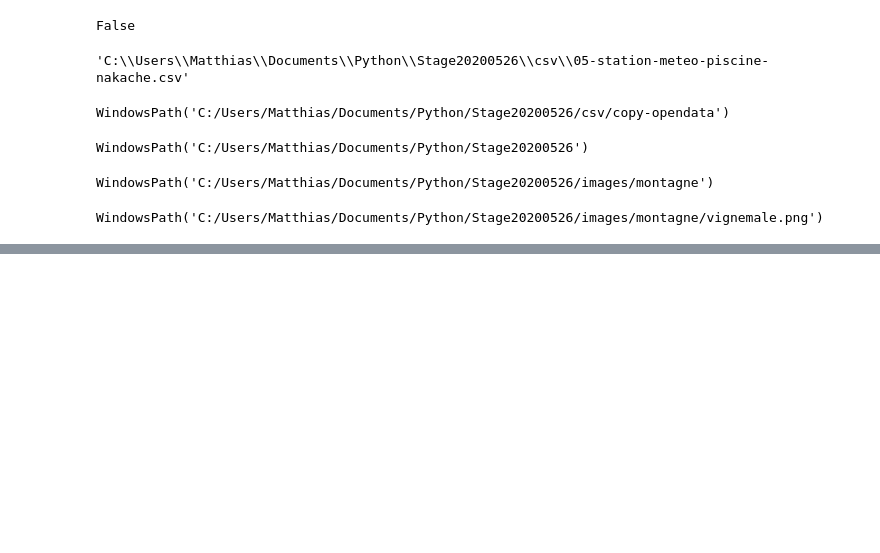
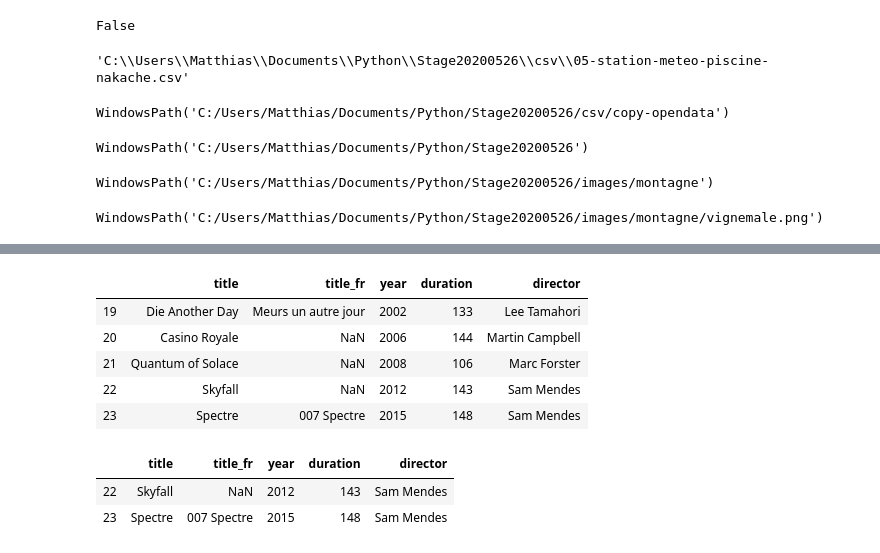
Before and after one commit to matthcol/python-20200526, a Jupyter notebook: Fichiers.ipynb, the cells around one changed output, grey strips where cells are left out. Cells and saved outputs as stored; diff of their text form; code cells hidden in the pictures; blank space fills up the shorter version.

```diff
--- a/Fichiers.ipynb
+++ b/Fichiers.ipynb
@@ -414,0 +793,16 @@ WindowsPath('C:/Users/Matthias/Documents/Python/Stage20200526/images/montagne/vi
+# %%
+movies2000 = data[data.year >= 2000]
+movies2000
+# %% [output]
+|  | title | title_fr | year | duration | director |
+| 19 | Die Another Day | Meurs un autre jour | 2002 | 133 | Lee Tamahori |
+| 20 | Casino Royale | NaN | 2006 | 144 | Martin Campbell |
+| 21 | Quantum of Solace | NaN | 2008 | 106 | Marc Forster |
+| 22 | Skyfall | NaN | 2012 | 143 | Sam Mendes |
+| 23 | Spectre | 007 Spectre | 2015 | 148 | Sam Mendes |
+# %%
+data[data.title.str.startswith('S')]
+# %% [output]
+|  | title | title_fr | year | duration | director |
+| 22 | Skyfall | NaN | 2012 | 143 | Sam Mendes |
+| 23 | Spectre | 007 Spectre | 2015 | 148 | Sam Mendes |
```
Also changed, not shown: parts of 35 cells of this notebook.
